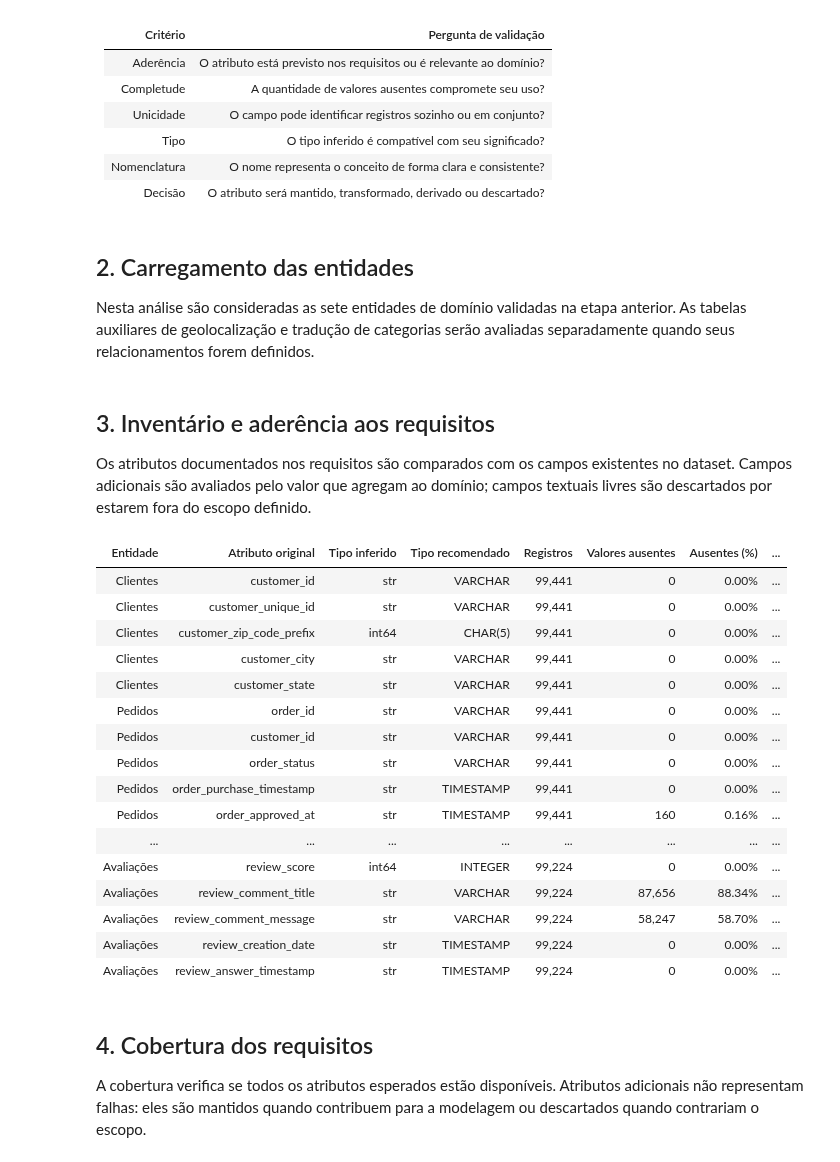
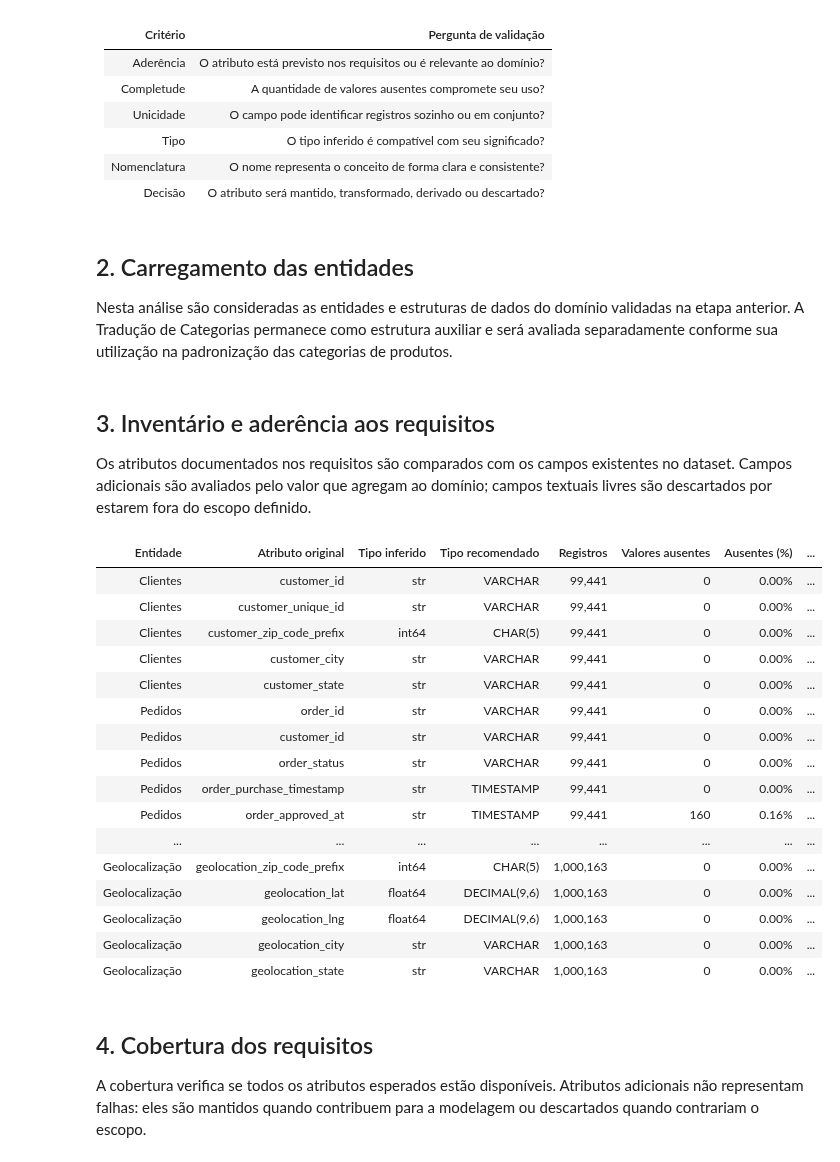
Before and after one commit to LUCASDNORONHA/ecommerce-analytics-data-model, a Jupyter notebook: notebooks/data_understanding/02_validacao_atributos.ipynb, the cells around one changed output. Drawn from its saved outputs; the diff is of its cells as text; code cells hidden in the pictures.

Commit message:
docs: atualiza validação de dados

```diff
--- a/notebooks/data_understanding/02_validacao_atributos.ipynb
+++ b/notebooks/data_understanding/02_validacao_atributos.ipynb
@@ -46,9 +46,7 @@ if data_dir is None:
 # %% [markdown]
 ## 2. Carregamento das entidades
 
-Nesta análise são consideradas as sete entidades de domínio validadas na etapa
-anterior. As tabelas auxiliares de geolocalização e tradução de categorias serão
-avaliadas separadamente quando seus relacionamentos forem definidos.
+Nesta análise são consideradas as entidades e estruturas de dados do domínio validadas na etapa anterior. A Tradução de Categorias permanece como estrutura auxiliar e será avaliada separadamente conforme sua utilização na padronização das categorias de produtos.
 # %%
 arquivos_entidades = {
     "Clientes": "olist_customers_dataset.csv",
@@ -58,6 +56,7 @@ arquivos_entidades = {
     "Vendedores": "olist_sellers_dataset.csv",
     "Pagamentos": "olist_order_payments_dataset.csv",
     "Avaliações": "olist_order_reviews_dataset.csv",
+    "Geolocalização": "olist_geolocation_dataset.csv",
 }
 
 entidades = {
@@ -123,6 +122,13 @@ atributos_esperados = {
         "review_score",
         "review_creation_date",
     },
+    "Geolocalização": {
+        "geolocation_zip_code_prefix",
+        "geolocation_lat",
+        "geolocation_lng",
+        "geolocation_city",
+        "geolocation_state",
+    },
 }
 
 atributos_fora_do_escopo = {
@@ -149,20 +155,50 @@ justificativas_adicionais = {
     ("Avaliações", "review_answer_timestamp"): (
         "Permite analisar o tempo de resposta à avaliação."
     ),
+    ("Geolocalização", "geolocation_zip_code_prefix"): (
+        "Permite associar informações geográficas aos prefixos de CEP de clientes e vendedores."
+    ),
+    ("Geolocalização", "geolocation_lat"): (
+        "Permite representar a posição geográfica associada ao prefixo de CEP e apoiar análises espaciais."
+    ),
+    ("Geolocalização", "geolocation_lng"): (
+        "Permite representar a posição geográfica associada ao prefixo de CEP e apoiar análises espaciais."
+    ),
+    ("Geolocalização", "geolocation_city"): (
+        "Complementa a caracterização territorial dos registros de geolocalização."
+    ),
+    ("Geolocalização", "geolocation_state"): (
+        "Complementa a caracterização territorial dos registros de geolocalização."
+    ),
 }
 
 
 def tipo_recomendado(atributo):
     if atributo == "order_item_id":
         return "INTEGER"
+
     if atributo.endswith("_id") or atributo in {"review_id", "order_id"}:
         return "VARCHAR"
+
     if "zip_code_prefix" in atributo:
         return "CHAR(5)"
+
     if atributo.endswith(("_timestamp", "_date", "_at")):
         return "TIMESTAMP"
-    if atributo in {"price", "freight_value", "payment_value"}:
+
+    if atributo in {
+        "price",
+        "freight_value",
+        "payment_value",
+    }:
         return "DECIMAL(12,2)"
+
+    if atributo in {
+        "geolocation_lat",
+        "geolocation_lng",
+    }:
+        return "DECIMAL(9,6)"
+
     if atributo in {
         "payment_installments",
         "payment_sequential",
@@ -176,6 +212,7 @@ def tipo_recomendado(atributo):
         "product_width_cm",
     }:
         return "INTEGER"
+
     return "VARCHAR"
 
 
@@ -214,38 +251,38 @@ inventario_atributos = pd.DataFrame(
             ),
         }
         for nome, df in entidades.items()
         for atributo in df.columns
     ]
 )
 
 display(
     inventario_atributos.style.format(
         {
             "Registros": "{:,.0f}",
             "Valores ausentes": "{:,.0f}",
             "Ausentes (%)": "{:.2f}%",
             "Valores únicos": "{:,.0f}",
         }
     ).hide(axis="index")
 )
 # %% [output]
 | Entidade | Atributo original | Tipo inferido | Tipo recomendado | Registros | Valores ausentes | Ausentes (%) | ... |
 | Clientes | customer_id | str | VARCHAR | 99,441 | 0 | 0.00% | ... |
 | Clientes | customer_unique_id | str | VARCHAR | 99,441 | 0 | 0.00% | ... |
 | Clientes | customer_zip_code_prefix | int64 | CHAR(5) | 99,441 | 0 | 0.00% | ... |
 | Clientes | customer_city | str | VARCHAR | 99,441 | 0 | 0.00% | ... |
 | Clientes | customer_state | str | VARCHAR | 99,441 | 0 | 0.00% | ... |
 | Pedidos | order_id | str | VARCHAR | 99,441 | 0 | 0.00% | ... |
 | Pedidos | customer_id | str | VARCHAR | 99,441 | 0 | 0.00% | ... |
 | Pedidos | order_status | str | VARCHAR | 99,441 | 0 | 0.00% | ... |
 | Pedidos | order_purchase_timestamp | str | TIMESTAMP | 99,441 | 0 | 0.00% | ... |
 | Pedidos | order_approved_at | str | TIMESTAMP | 99,441 | 160 | 0.16% | ... |
 | ... | ... | ... | ... | ... | ... | ... | ... |
-| Avaliações | review_score | int64 | INTEGER | 99,224 | 0 | 0.00% | ... |
-| Avaliações | review_comment_title | str | VARCHAR | 99,224 | 87,656 | 88.34% | ... |
-| Avaliações | review_comment_message | str | VARCHAR | 99,224 | 58,247 | 58.70% | ... |
-| Avaliações | review_creation_date | str | TIMESTAMP | 99,224 | 0 | 0.00% | ... |
-| Avaliações | review_answer_timestamp | str | TIMESTAMP | 99,224 | 0 | 0.00% | ... |
+| Geolocalização | geolocation_zip_code_prefix | int64 | CHAR(5) | 1,000,163 | 0 | 0.00% | ... |
+| Geolocalização | geolocation_lat | float64 | DECIMAL(9,6) | 1,000,163 | 0 | 0.00% | ... |
+| Geolocalização | geolocation_lng | float64 | DECIMAL(9,6) | 1,000,163 | 0 | 0.00% | ... |
+| Geolocalização | geolocation_city | str | VARCHAR | 1,000,163 | 0 | 0.00% | ... |
+| Geolocalização | geolocation_state | str | VARCHAR | 1,000,163 | 0 | 0.00% | ... |
 # %% [markdown]
 ## 4. Cobertura dos requisitos
 
```
Also changed, not shown: parts of 4 cells of this notebook, 1 other file.
